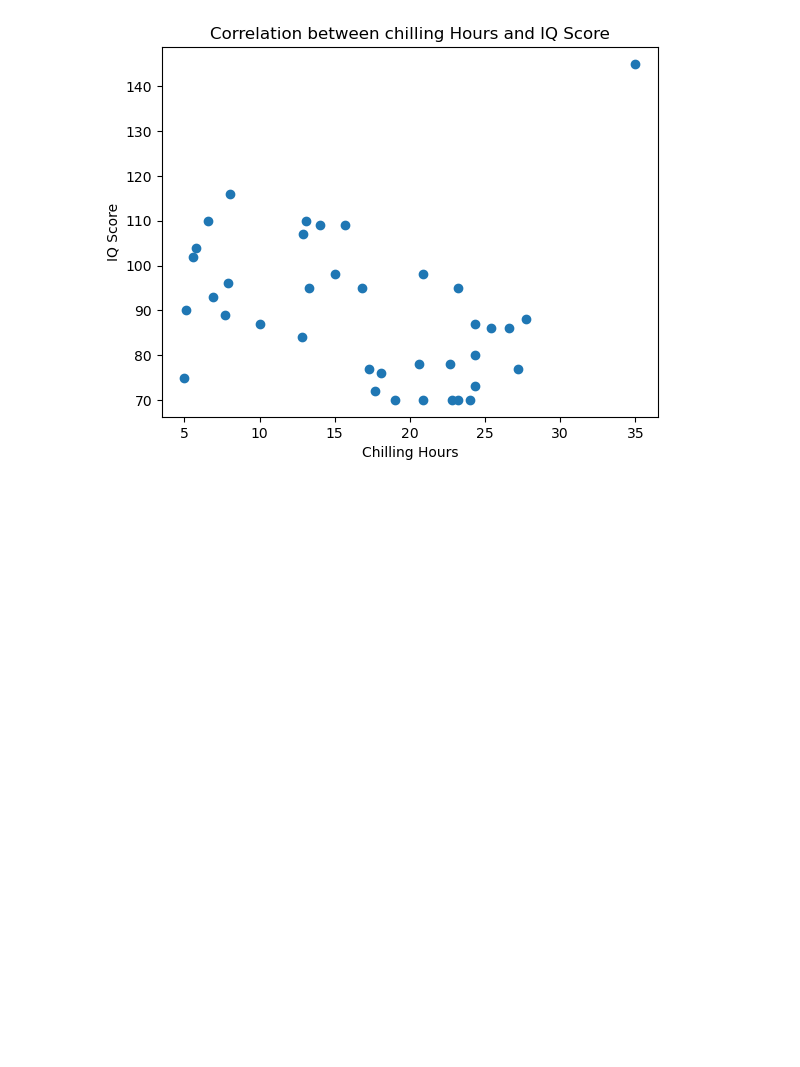
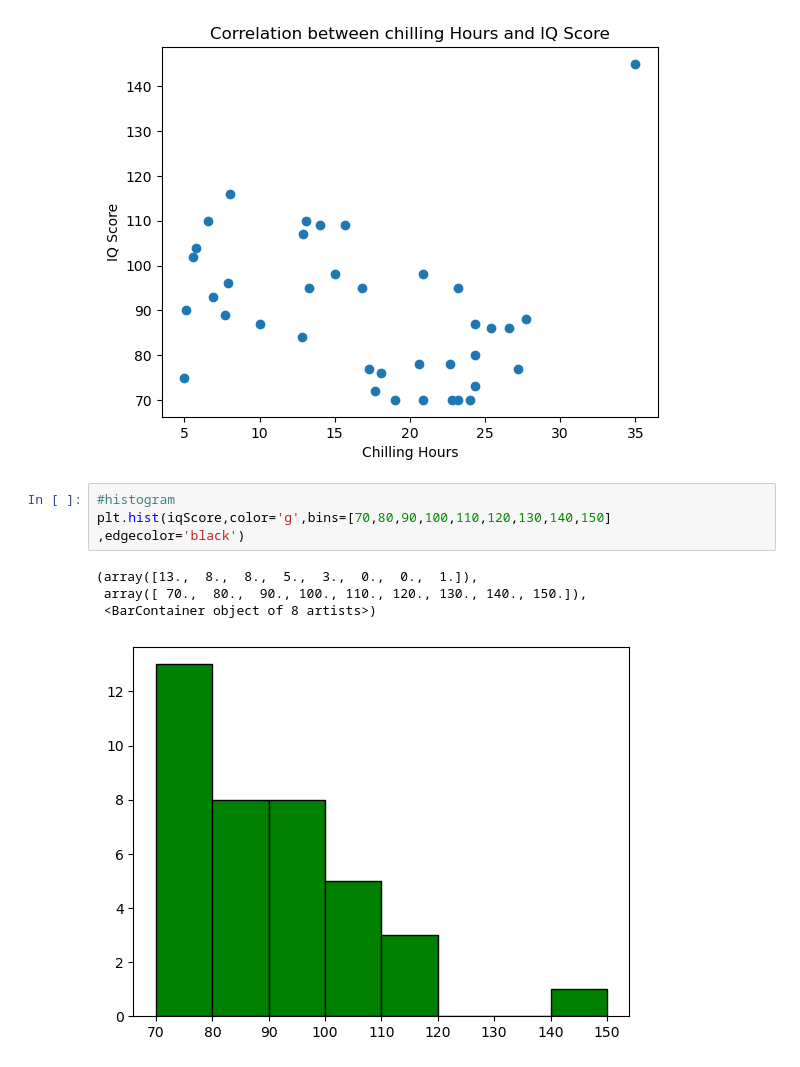
Before and after one commit to shahbaz-kamal/machine_learning, a Jupyter notebook: 15-data_visualization_with_matplotlib/module-15.ipynb, the cells around one changed output. Cells and saved outputs as stored; diff of their text form; blank space fills up the shorter version.

Commit message:
watched 15.7: Learned about histogram

```diff
--- a/15-data_visualization_with_matplotlib/module-15.ipynb
+++ b/15-data_visualization_with_matplotlib/module-15.ipynb
@@ -143,3 +143,11 @@ plt.scatter(chillingHours,iqScore)
 # %% [output]
 <matplotlib.collections.PathCollection at 0x...>
 [figure]
+# %%
+#histogram
+plt.hist(iqScore,color='g',bins=[70,80,90,100,110,120,130,140,150] ,edgecolor='black')
+# %% [output]
+(array([13.,  8.,  8.,  5.,  3.,  0.,  0.,  1.]),
+ array([ 70.,  80.,  90., 100., 110., 120., 130., 140., 150.]),
+ <BarContainer object of 8 artists>)
+[figure, added]
```
